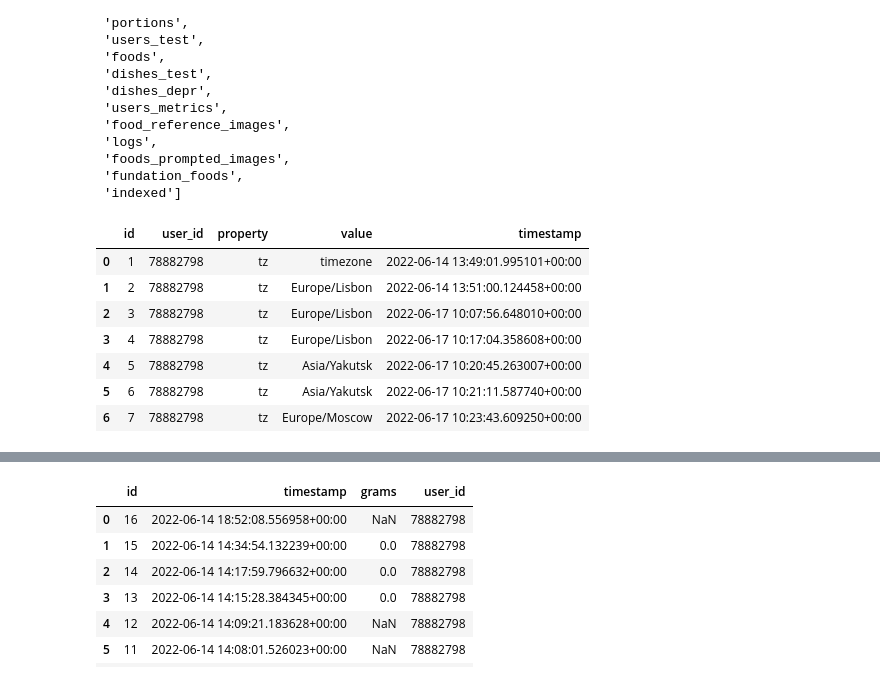
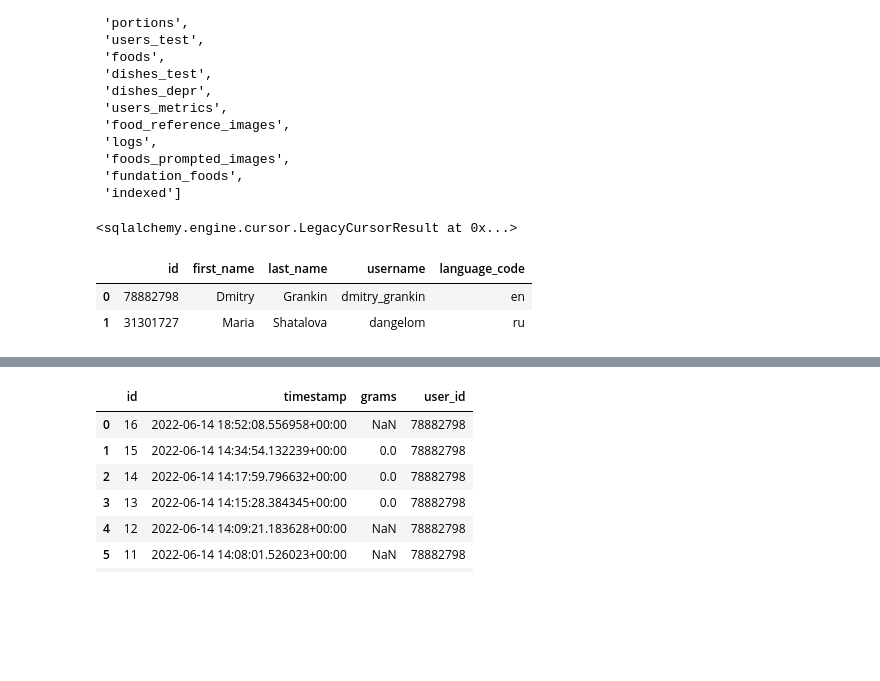
Before and after one commit to DmitriyG228/food, a Jupyter notebook: 00_psql.ipynb, the cells around one changed output, grey strips where cells are left out. Saved outputs shown, nothing was run; the diff lists cells and outputs as text; code cells hidden in the pictures; blank space fills up the shorter version.

```diff
--- a/00_psql.ipynb
+++ b/00_psql.ipynb
@@ -204,17 +204,16 @@ class User_properties (LocalBase):
     property            = Column(String,   nullable=False)
     value               = Column(String,   nullable=False)
     timestamp           = Column(DateTime(timezone=True), nullable=False)
+# %%
+engine.execute('truncate table food.user_properties')
+# %% [output]
+<sqlalchemy.engine.cursor.LegacyCursorResult at 0x...>
 # %%
-pd.read_sql('select * from food.user_properties',engine)
+pd.read_sql('select * from food.users',engine)
 # %% [output]
-|  | id | user_id | property | value | timestamp |
-| 0 | 1 | 78882798 | tz | timezone | 2022-06-14 13:49:01.995101+00:00 |
-| 1 | 2 | 78882798 | tz | Europe/Lisbon | 2022-06-14 13:51:00.124458+00:00 |
-| 2 | 3 | 78882798 | tz | Europe/Lisbon | 2022-06-17 10:07:56.648010+00:00 |
-| 3 | 4 | 78882798 | tz | Europe/Lisbon | 2022-06-17 10:17:04.358608+00:00 |
-| 4 | 5 | 78882798 | tz | Asia/Yakutsk | 2022-06-17 10:20:45.263007+00:00 |
-| 5 | 6 | 78882798 | tz | Asia/Yakutsk | 2022-06-17 10:21:11.587740+00:00 |
-| 6 | 7 | 78882798 | tz | Europe/Moscow | 2022-06-17 10:23:43.609250+00:00 |
+|  | id | first_name | last_name | username | language_code |
+| 0 | 78882798 | Dmitry | Grankin | dmitry_grankin | en |
+| 1 | 31301727 | Maria | Shatalova | dangelom | ru |
 # %%
 # engine.execute('drop table food.dishes')
 # %%
```
Also changed, not shown: 1 other file.
